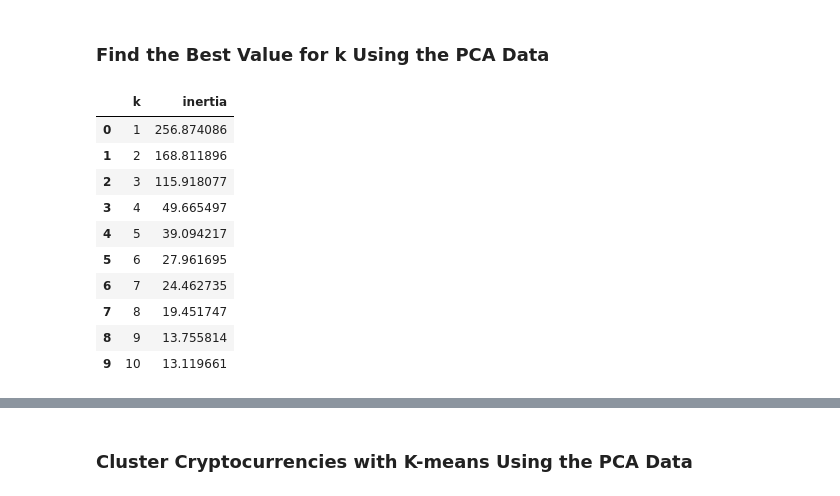
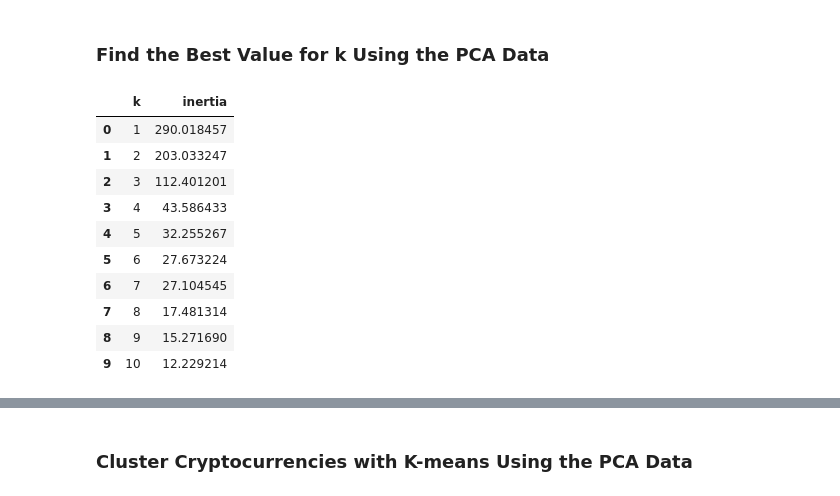
Before and after one commit to JustinFisher22/CryptoClustering, a Jupyter notebook: Crypto_Clustering_starter_code.ipynb, the cells around one changed output, grey strips where cells are left out. Cells and saved outputs as stored; diff of their text form; code cells hidden in the pictures.

```diff
--- a/Crypto_Clustering_starter_code.ipynb
+++ b/Crypto_Clustering_starter_code.ipynb
@@ -235,37 +235,41 @@ pca_df.head(10)
 # %%
 # Create a list with the number of k-values to try
 # Use a range from 1 to 11
-
+k_values = range(1, 11)
 
 # Create an empty list to store the inertia values
-
+pca_inertia_values = []
 
 # Create a for loop to compute the inertia with each possible value of k
 # Inside the loop:
+for i in k_values:
 # 1. Create a KMeans model using the loop counter for the n_clusters
+    kmeans_model = KMeans(n_clusters=i, random_state=0)
 # 2. Fit the model to the data using PCA DataFrame.
+    kmeans_model.fit(pca_df)
 # 3. Append the model.inertia_ to the inertia list
-
+    pca_inertia_values.append(kmeans_model.inertia_)
 
 # Create a dictionary with the data to plot the Elbow curve
-
+pca_elbow_data = {"k": list(k_values), "inertia": pca_inertia_values}
 
 # Create a DataFrame with the data to plot the Elbow curve
-
+pca_elbow_df = pd.DataFrame(pca_elbow_data)
 
 # Display the DataFrame
+display(pca_elbow_df.head(10))
 # %% [output]
 |  | k | inertia |
-| 0 | 1 | 256.874086 |
-| 1 | 2 | 168.811896 |
-| 2 | 3 | 115.918077 |
-| 3 | 4 | 49.665497 |
-| 4 | 5 | 39.094217 |
-| 5 | 6 | 27.961695 |
-| 6 | 7 | 24.462735 |
-| 7 | 8 | 19.451747 |
-| 8 | 9 | 13.755814 |
-| 9 | 10 | 13.119661 |
+| 0 | 1 | 290.018457 |
+| 1 | 2 | 203.033247 |
+| 2 | 3 | 112.401201 |
+| 3 | 4 | 43.586433 |
+| 4 | 5 | 32.255267 |
+| 5 | 6 | 27.673224 |
+| 6 | 7 | 27.104545 |
+| 7 | 8 | 17.481314 |
+| 8 | 9 | 15.271690 |
+| 9 | 10 | 12.229214 |
 # %%
 # Plot a line chart with all the inertia values computed with
 # the different values of k to visually identify the optimal value for k.
```
Also changed, not shown: parts of 7 cells of this notebook.
